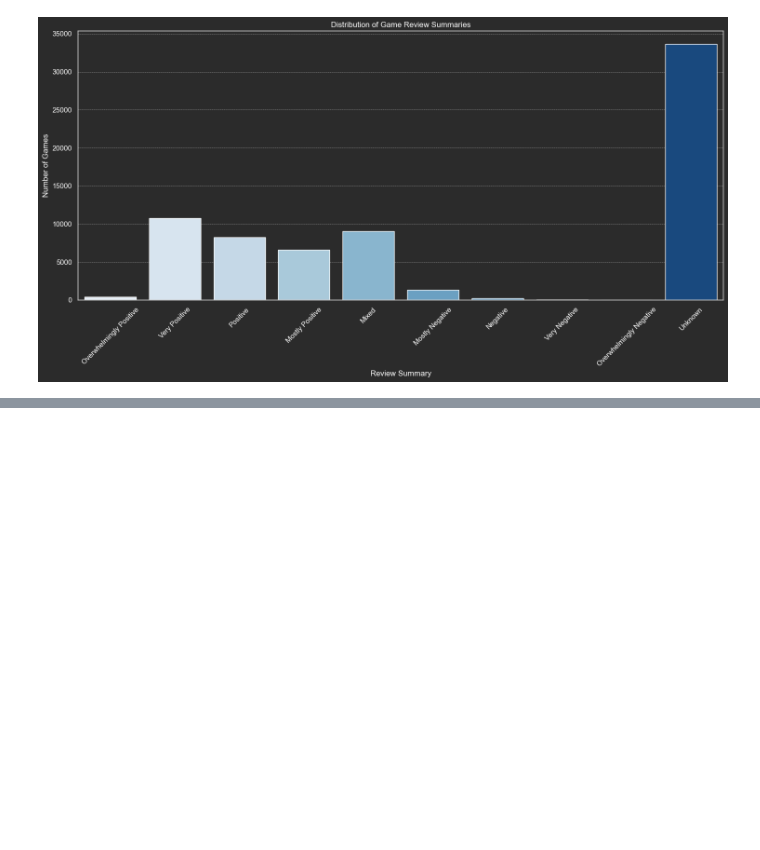
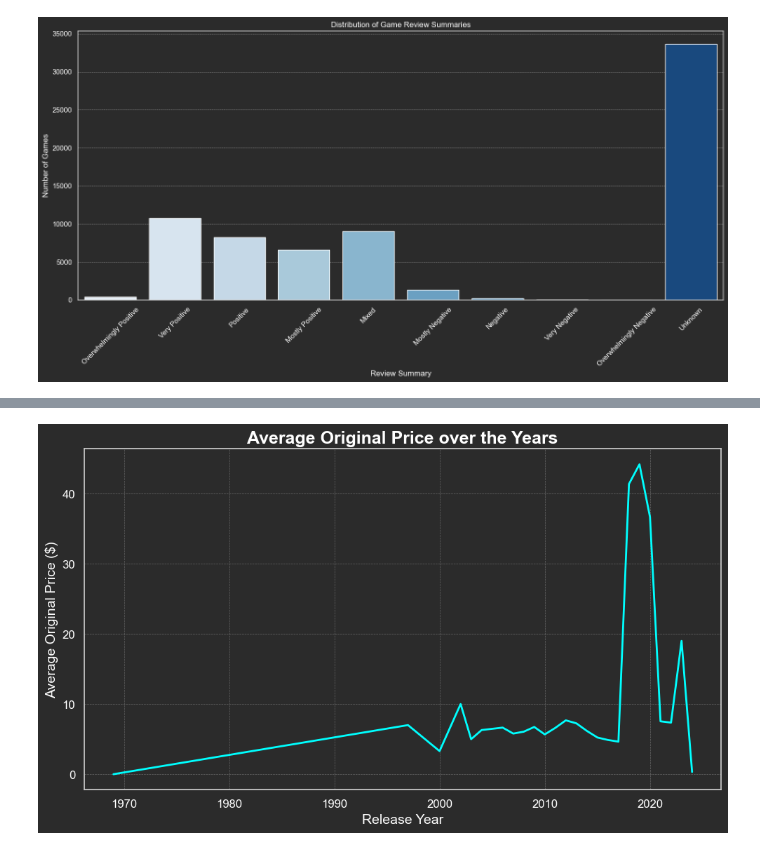
Before and after one commit to jwoyevo1/PortfolioProjects, a Jupyter notebook: Steam Recommendations Project/EDA of Steam Data.ipynb, the cells around one changed output, grey strips where cells are left out. Drawn from its saved outputs; the diff is of its cells as text; code cells hidden in the pictures; blank space fills up the shorter version.

```diff
--- a/Steam Recommendations Project/EDA of Steam Data.ipynb
+++ b/Steam Recommendations Project/EDA of Steam Data.ipynb
@@ -991,0 +1175,23 @@ plt.show()
+# %%
+#Lets see how average price has changed over the years with the number of games released in mind
+
+average_prices = df.groupby('Release Date')['Original Price'].mean()
+
+fig, ax = plt.subplots(figsize=(10, 6))
+
+ax.set_facecolor('#2B2B2B')
+fig.patch.set_facecolor('#2B2B2B')
+
+sns.lineplot(y=average_prices.values, x=average_prices.index, color='cyan', linewidth=2, ax=ax)
+
+ax.set_xlabel('Release Year', fontsize=14, color='white')
+ax.set_ylabel('Average Original Price ($)', fontsize=14, color='white')
+ax.set_title('Average Original Price over the Years', fontsize=18, fontweight='bold', color='white')
+
+ax.grid(True, which='both', linestyle='--', linewidth=0.5, color='#6A6A6A')
+ax.tick_params(axis='both', which='both', colors='white', labelsize=12)
+
+plt.tight_layout()
+plt.show()
+# %% [output]
+[figure, added]
```
Also changed, not shown: parts of 22 cells of this notebook.
